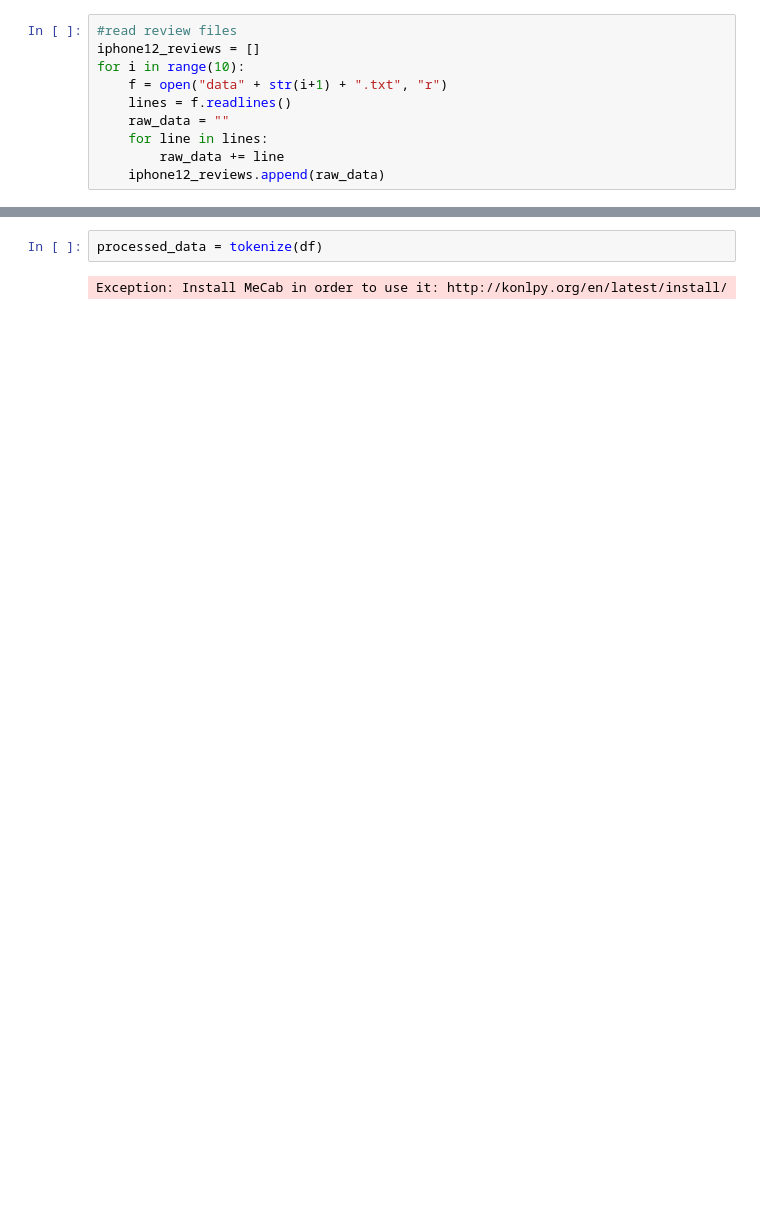
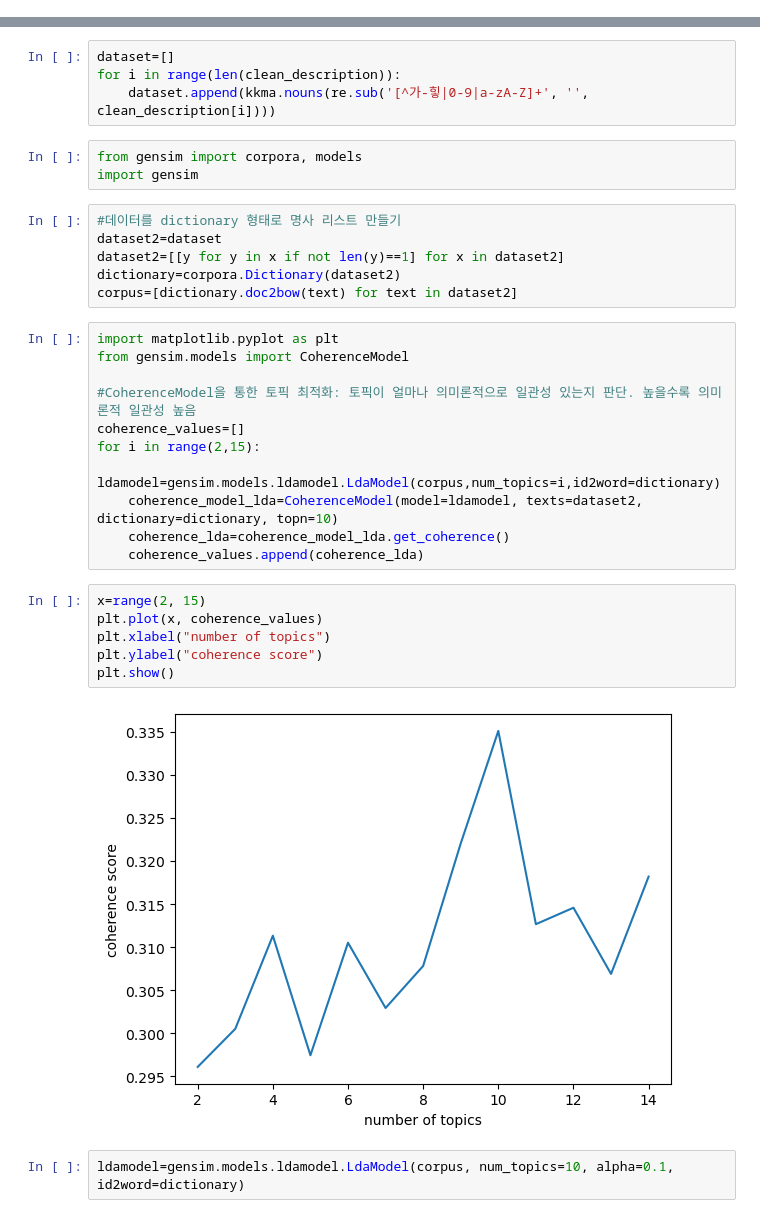
Before and after one commit to boraboralim/2021capstone, a Jupyter notebook: lda_topic_modeling.ipynb, the cells around one changed output, grey strips where cells are left out. Saved outputs shown, nothing was run; the diff lists cells and outputs as text; blank space fills up the shorter version.

```diff
--- a/lda_topic_modeling.ipynb
+++ b/lda_topic_modeling.ipynb
@@ -36,10 +32,0 @@ def save_processed_data(processed_data):
-# %%
-#read review files
-iphone12_reviews = []
-for i in range(10):
-    f = open("data" + str(i+1) + ".txt", "r")
-    lines = f.readlines()
-    raw_data = ""
-    for line in lines:
-        raw_data += line
-    iphone12_reviews.append(raw_data)
@@ -49,4 +33,34 @@ df.columns = ['description']
-# %%
-processed_data = tokenize(df)
-# %% [output]
-Exception: Install MeCab in order to use it: http://konlpy.org/en/latest/install/
+# %%
+dataset=[]
+for i in range(len(clean_description)):
+    dataset.append(kkma.nouns(re.sub('[^가-힣|0-9|a-zA-Z]+', '', clean_description[i])))
+# %%
+from gensim import corpora, models
+import gensim
+# %%
+#데이터를 dictionary 형태로 명사 리스트 만들기
+dataset2=dataset
+dataset2=[[y for y in x if not len(y)==1] for x in dataset2]
+dictionary=corpora.Dictionary(dataset2)
+corpus=[dictionary.doc2bow(text) for text in dataset2]
+# %%
+import matplotlib.pyplot as plt
+from gensim.models import CoherenceModel
+
+#CoherenceModel을 통한 토픽 최적화: 토픽이 얼마나 의미론적으로 일관성 있는지 판단. 높을수록 의미론적 일관성 높음
+coherence_values=[]
+for i in range(2,15):
+    ldamodel=gensim.models.ldamodel.LdaModel(corpus,num_topics=i,id2word=dictionary)
+    coherence_model_lda=CoherenceModel(model=ldamodel, texts=dataset2, dictionary=dictionary, topn=10)
+    coherence_lda=coherence_model_lda.get_coherence()
+    coherence_values.append(coherence_lda)
+# %%
+x=range(2, 15)
+plt.plot(x, coherence_values)
+plt.xlabel("number of topics")
+plt.ylabel("coherence score")
+plt.show()
+# %% [output]
+[figure, added]
+# %%
+ldamodel=gensim.models.ldamodel.LdaModel(corpus, num_topics=10, alpha=0.1, id2word=dictionary)
```
Also changed, not shown: parts of 14 cells of this notebook.
